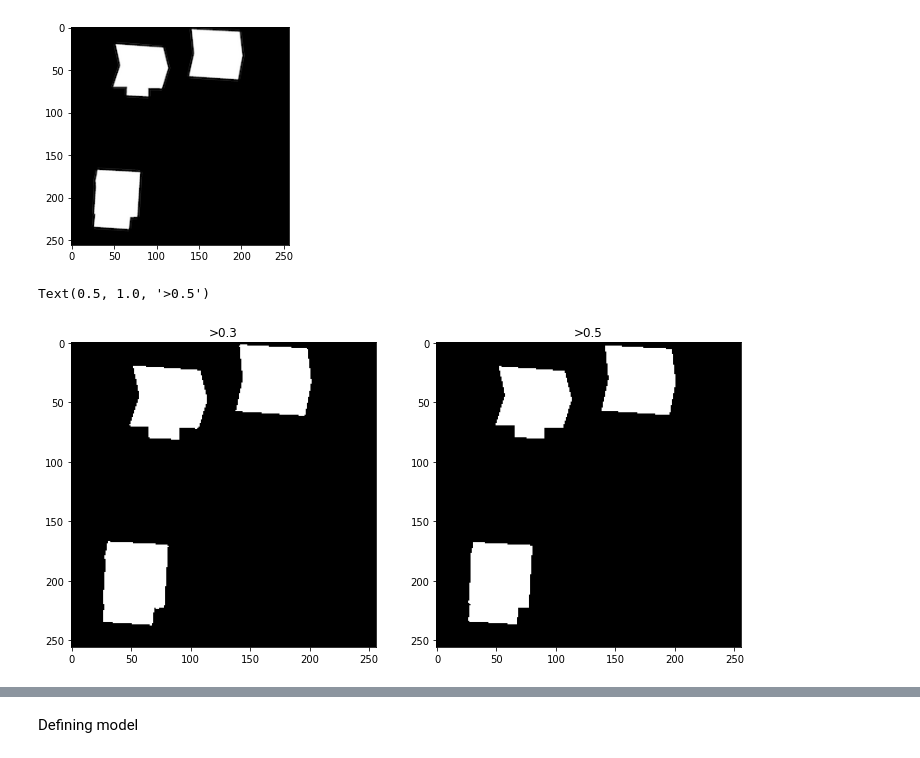
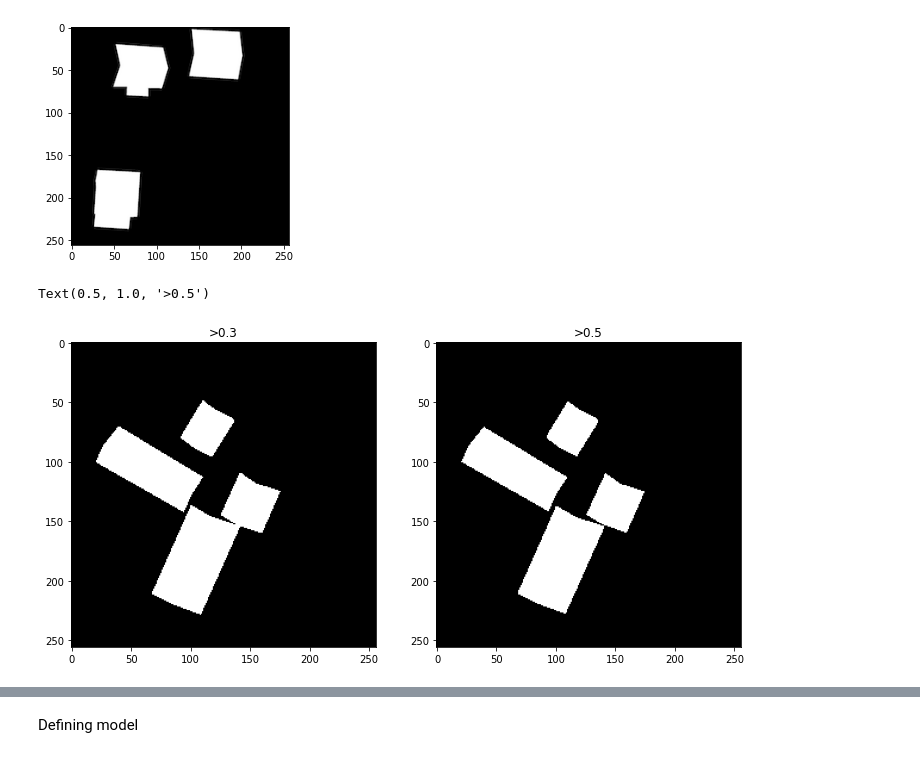
Before and after one commit to fereshteh-bahadory/Segmentation-for-rooftop-images, a Jupyter notebook: j_project.ipynb, the cells around one changed output, grey strips where cells are left out. Cells and saved outputs as stored; diff of their text form; code cells hidden in the pictures.

```diff
--- a/j_project.ipynb
+++ b/j_project.ipynb
@@ -51,39 +49,39 @@ plt.imshow(imcv2, cmap='gray')
 <matplotlib.image.AxesImage at 0x...>
 [figure]
 # %%
-tmask = mpimg.imread('/content/gdrive/MyDrive/j_project/train_labels/241.png')
+tmask = mpimg.imread('/content/gdrive/MyDrive/j_project/train_labels/532.png')
 #print(np.nonzero(tmask), tmask.shape)
 mat = np.zeros(tmask.size)
 mat2 = np.zeros(tmask.size)
 flat_msk = tmask.flatten()
 for i in range(0,tmask.size):
   if flat_msk[i]>0.25:
     mat[i]=1
     #print(mat[i])
   else:
     mat[i]=0
 mat_2=mat*255
 mat_3 = mat_2.reshape(256,256)
 for i in range(0,tmask.size):
   if flat_msk[i]>0.7:
     mat2[i]=1
     #print(mat[i])
   else:
     mat2[i]=0
 mat2_2=mat2*255
 mat2_reshape = mat2_2.reshape(256,256)
 mat2_3= np.expand_dims(mat2_reshape, axis = 2)
 mat2_3.shape
 plt.figure(figsize=(12,8))
 plt.subplot(121)
 plt.imshow(mat_3, cmap='gray')
 plt.title('>0.3')
 plt.subplot(122)
 plt.imshow(mat2_reshape,cmap='gray')
 plt.title('>0.5')
 # %% [output]
 Text(0.5, 1.0, '>0.5')
-[figure, old version]
+[figure, new version]
 # %%
 label_cv2 =cv2.imread('/content/gdrive/MyDrive/j_project/train_labels/241.png',cv2.IMREAD_GRAYSCALE)
 label_cv2.shape
```
Also changed, not shown: parts of 8 cells of this notebook.
